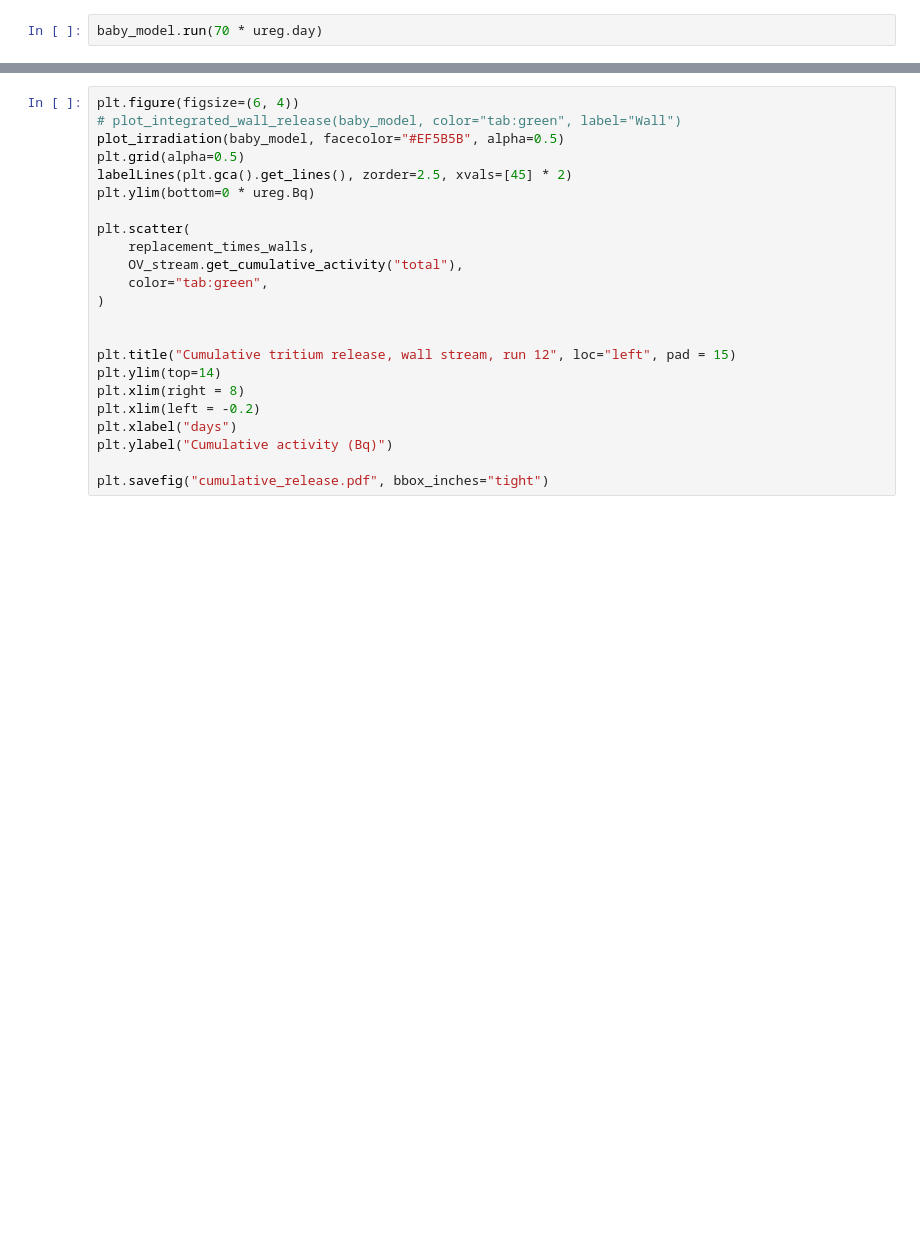
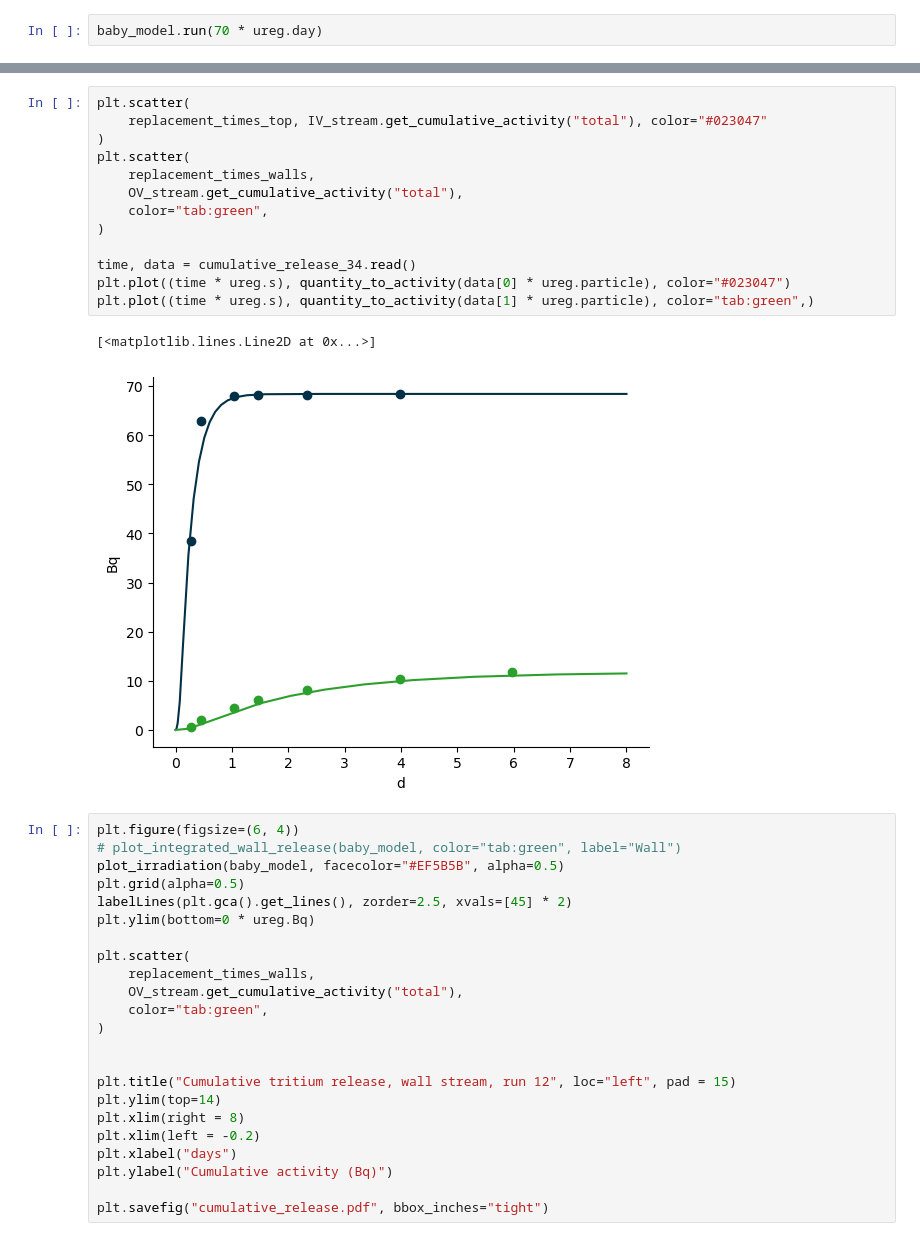
Before and after one commit to LIBRA-project/BABY-1L-run-12, a Jupyter notebook: analysis/tritium/tritium_model.ipynb, the cells around one changed output, grey strips where cells are left out. Cells and saved outputs as stored; diff of their text form; blank space fills up the shorter version.

```diff
--- a/analysis/tritium/tritium_model.ipynb
+++ b/analysis/tritium/tritium_model.ipynb
@@ -137,3 +163,19 @@ plt.savefig("cumulative_release.pdf", bbox_inches="tight")
+# %%
+plt.scatter(
+    replacement_times_top, IV_stream.get_cumulative_activity("total"), color="#023047"
+)
+plt.scatter(
+    replacement_times_walls,
+    OV_stream.get_cumulative_activity("total"),
+    color="tab:green",
+)
+
+time, data = cumulative_release_34.read()
+plt.plot((time * ureg.s), quantity_to_activity(data[0] * ureg.particle), color="#023047")
+plt.plot((time * ureg.s), quantity_to_activity(data[1] * ureg.particle), color="tab:green",)
+# %% [output]
+[<matplotlib.lines.Line2D at 0x...>]
+[figure, added]
 # %%
 plt.figure(figsize=(6, 4))
 # plot_integrated_wall_release(baby_model, color="tab:green", label="Wall")
```
Also changed, not shown: parts of 5 cells of this notebook, 3 other files.
